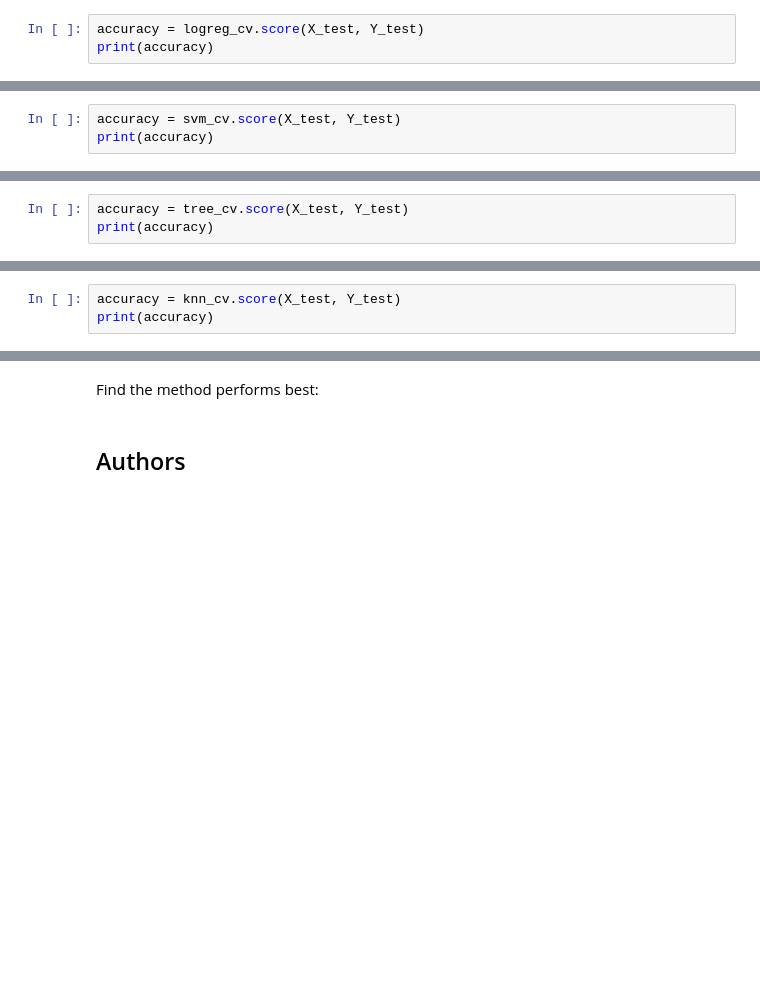
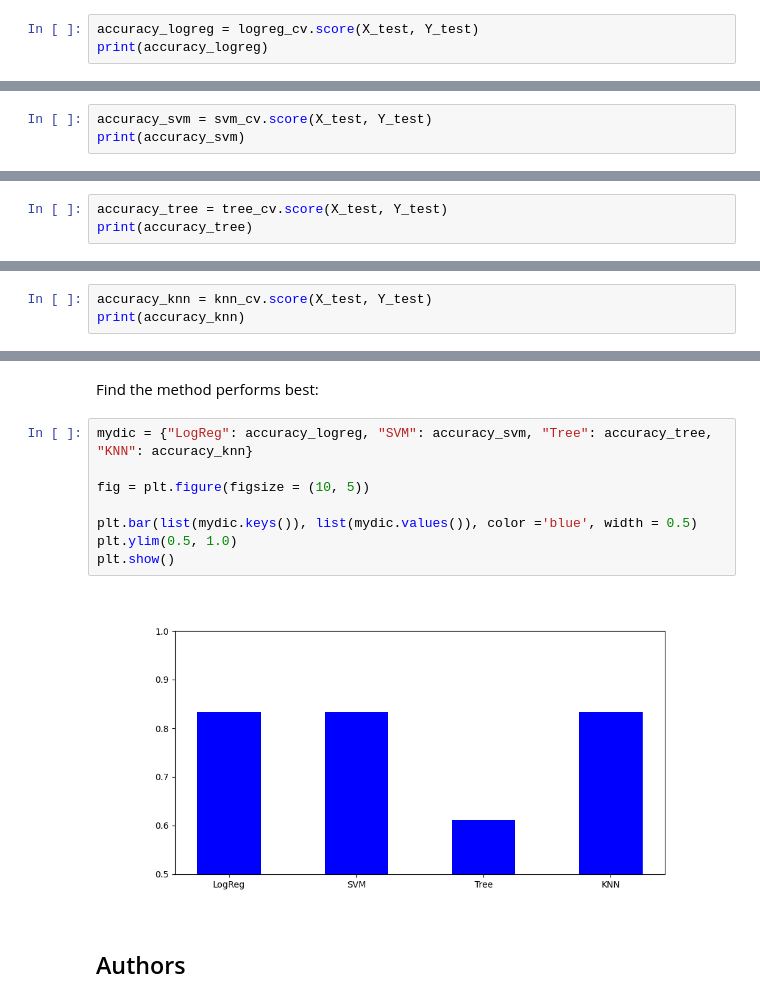
Before and after one commit to suarez-duran-m/IBM_Data_Science_Professional_Certificate, a Jupyter notebook: SpaceX_Machine_Learning_Prediction_Part_5.jupyterlite.ipynb, the cells around one changed output, grey strips where cells are left out. Cells and saved outputs as stored; diff of their text form; blank space fills up the shorter version.

Commit message:
Notebook Week4, Predictive analysis, notebook including the bar chart to chose the best ML method.

```diff
--- a/SpaceX_Machine_Learning_Prediction_Part_5.jupyterlite.ipynb
+++ b/SpaceX_Machine_Learning_Prediction_Part_5.jupyterlite.ipynb
@@ -171,8 +171,8 @@ accuracy : 0.8464285714285713
 # %% [markdown]
 Calculate the accuracy on the test data using the method <code>score</code>:
 # %%
-accuracy = logreg_cv.score(X_test, Y_test)
-print(accuracy)
+accuracy_logreg = logreg_cv.score(X_test, Y_test)
+print(accuracy_logreg)
 # %% [output]
 0.8333333333333334
 # %% [markdown]
@@ -217,8 +217,8 @@ accuracy : 0.8482142857142856
 # %% [markdown]
 Calculate the accuracy on the test data using the method <code>score</code>:
 # %%
-accuracy = svm_cv.score(X_test, Y_test)
-print(accuracy)
+accuracy_svm = svm_cv.score(X_test, Y_test)
+print(accuracy_svm)
 # %% [output]
 0.8333333333333334
 # %% [markdown]
@@ -265,6 +265,6 @@ accuracy : 0.8875
 # %% [markdown]
 Calculate the accuracy of tree_cv on the test data using the method <code>score</code>:
 # %%
-accuracy = tree_cv.score(X_test, Y_test)
-print(accuracy)
+accuracy_tree = tree_cv.score(X_test, Y_test)
+print(accuracy_tree)
 # %% [output]
@@ -307,8 +307,8 @@ accuracy : 0.8482142857142858
 # %% [markdown]
 Calculate the accuracy of knn_cv on the test data using the method <code>score</code>:
 # %%
-accuracy = knn_cv.score(X_test, Y_test)
-print(accuracy)
+accuracy_knn = knn_cv.score(X_test, Y_test)
+print(accuracy_knn)
 # %% [output]
 0.8333333333333334
 # %% [markdown]
@@ -322,6 +322,16 @@ plot_confusion_matrix(Y_test,yhat)
 ## TASK  12
 # %% [markdown]
 Find the method performs best:
+# %%
+mydic = {"LogReg": accuracy_logreg, "SVM": accuracy_svm, "Tree": accuracy_tree, "KNN": accuracy_knn}
+
+fig = plt.figure(figsize = (10, 5))
+
+plt.bar(list(mydic.keys()), list(mydic.values()), color ='blue', width = 0.5)
+plt.ylim(0.5, 1.0)
+plt.show()
+# %% [output]
+[figure, added]
 # %% [markdown]
 ## Authors
 # %% [markdown]
```
Also changed, not shown: parts of 3 cells of this notebook.
